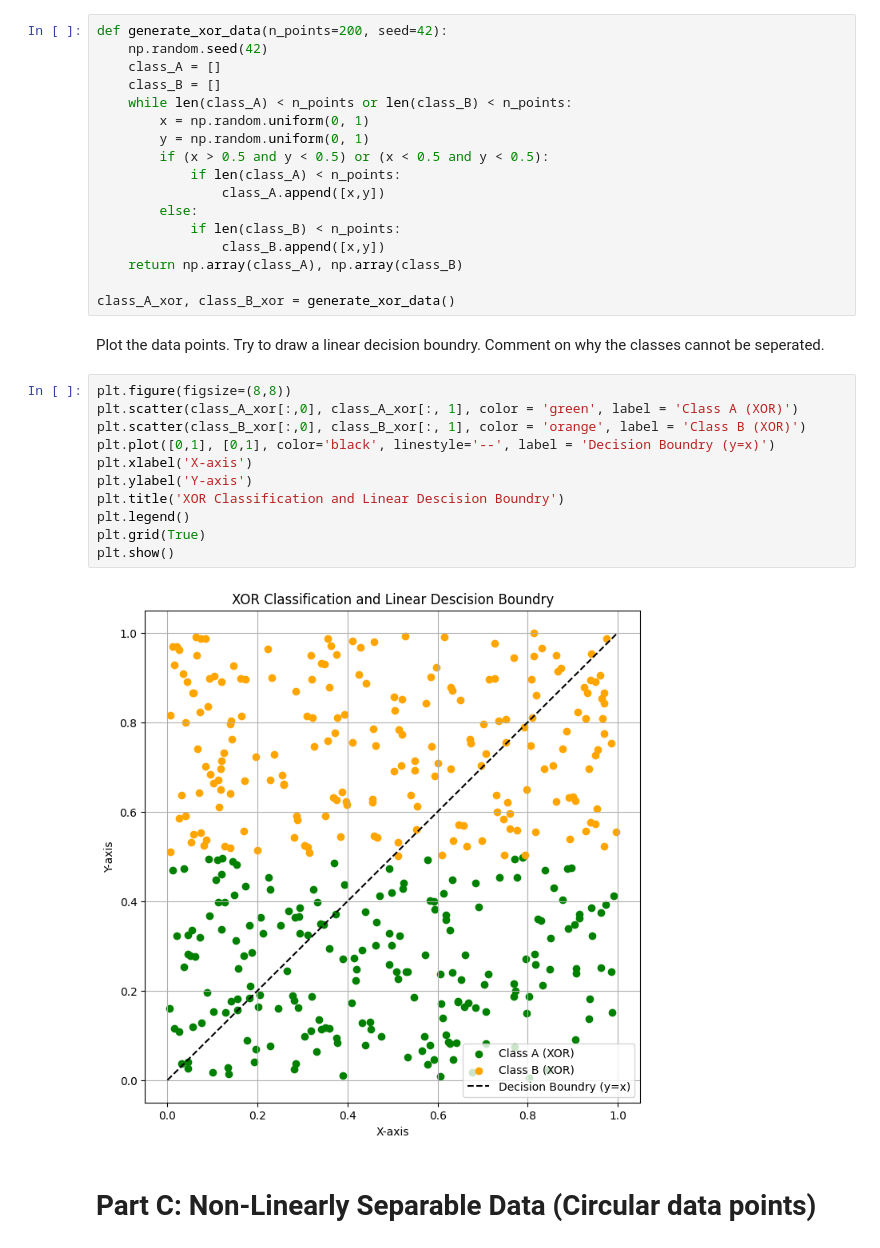
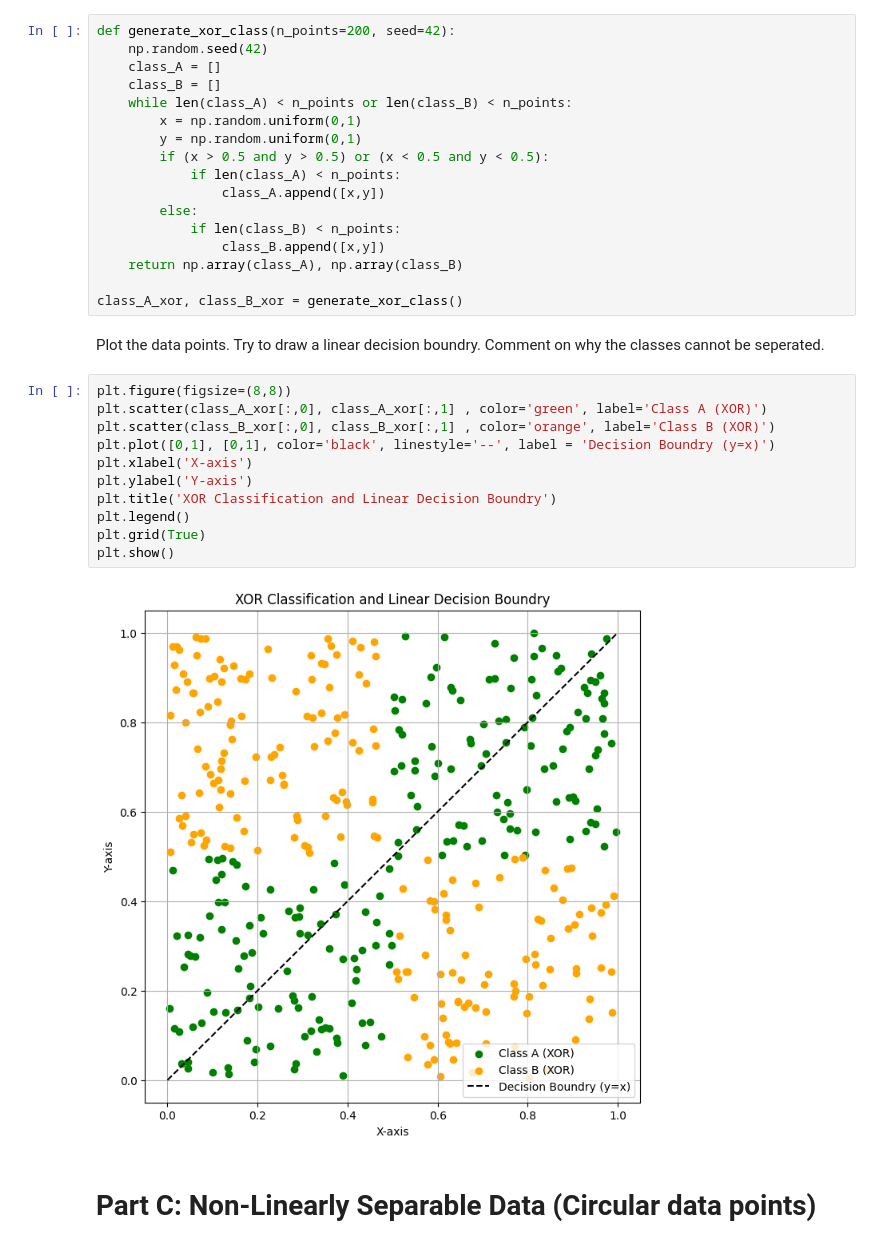
Before and after one commit to tala-kiyani/Introduction_to_Machine_Learning, a Jupyter notebook: Chapter_01_Supervised_Learning/02-Linear Classification/02-Linear_Classification.ipynb, the cells around one changed output. Cells and saved outputs as stored; diff of their text form.

```diff
--- a/Chapter_01_Supervised_Learning/02-Linear Classification/02-Linear_Classification.ipynb
+++ b/Chapter_01_Supervised_Learning/02-Linear Classification/02-Linear_Classification.ipynb
@@ -93,14 +94,14 @@ plt.show()
 # %% [markdown]
 # Part B: Non-Linearly Separable Data (XOR Problem)
 # %%
-def generate_xor_data(n_points=200, seed=42):
+def generate_xor_class(n_points=200, seed=42):
     np.random.seed(42)
     class_A = []
     class_B = []
     while len(class_A) < n_points or len(class_B) < n_points:
-        x = np.random.uniform(0, 1)
-        y = np.random.uniform(0, 1)
-        if (x > 0.5 and y < 0.5) or (x < 0.5 and y < 0.5):
+        x = np.random.uniform(0,1)
+        y = np.random.uniform(0,1)
+        if (x > 0.5 and y > 0.5) or (x < 0.5 and y < 0.5):
             if len(class_A) < n_points:
                 class_A.append([x,y])
         else:
@@ -108,22 +109,22 @@ def generate_xor_data(n_points=200, seed=42):
                 class_B.append([x,y])
     return np.array(class_A), np.array(class_B)
 
-class_A_xor, class_B_xor = generate_xor_data()
+class_A_xor, class_B_xor = generate_xor_class()
 # %% [markdown]
 Plot the data points. Try to draw a linear decision boundry. Comment on why the classes cannot be seperated.
 # %%
 plt.figure(figsize=(8,8))
-plt.scatter(class_A_xor[:,0], class_A_xor[:, 1], color = 'green', label = 'Class A (XOR)')
-plt.scatter(class_B_xor[:,0], class_B_xor[:, 1], color = 'orange', label = 'Class B (XOR)')
+plt.scatter(class_A_xor[:,0], class_A_xor[:,1] , color='green', label='Class A (XOR)')
+plt.scatter(class_B_xor[:,0], class_B_xor[:,1] , color='orange', label='Class B (XOR)')
 plt.plot([0,1], [0,1], color='black', linestyle='--', label = 'Decision Boundry (y=x)')
 plt.xlabel('X-axis')
 plt.ylabel('Y-axis')
-plt.title('XOR Classification and Linear Descision Boundry')
+plt.title('XOR Classification and Linear Decision Boundry')
 plt.legend()
 plt.grid(True)
 plt.show()
 # %% [output]
-[figure, old version]
+[figure, new version]
 # %% [markdown]
 # Part C: Non-Linearly Separable Data (Circular data points)
 # %%
```
Also changed, not shown: parts of 20 cells of this notebook, 1 other file.
